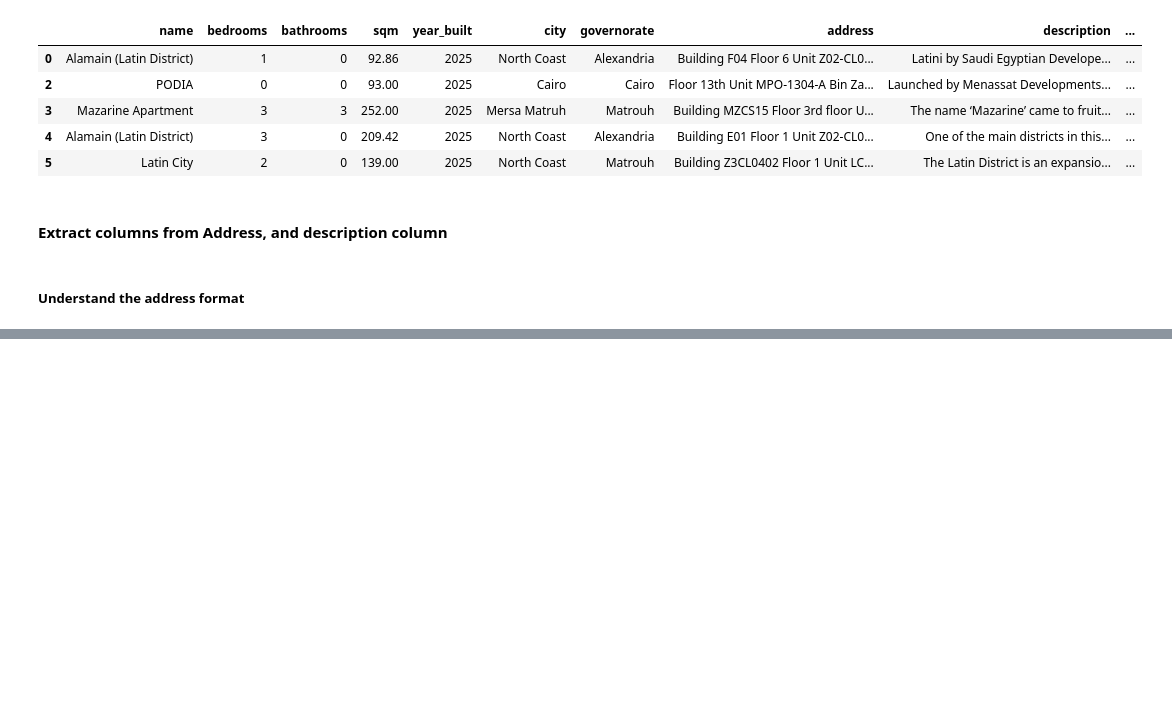
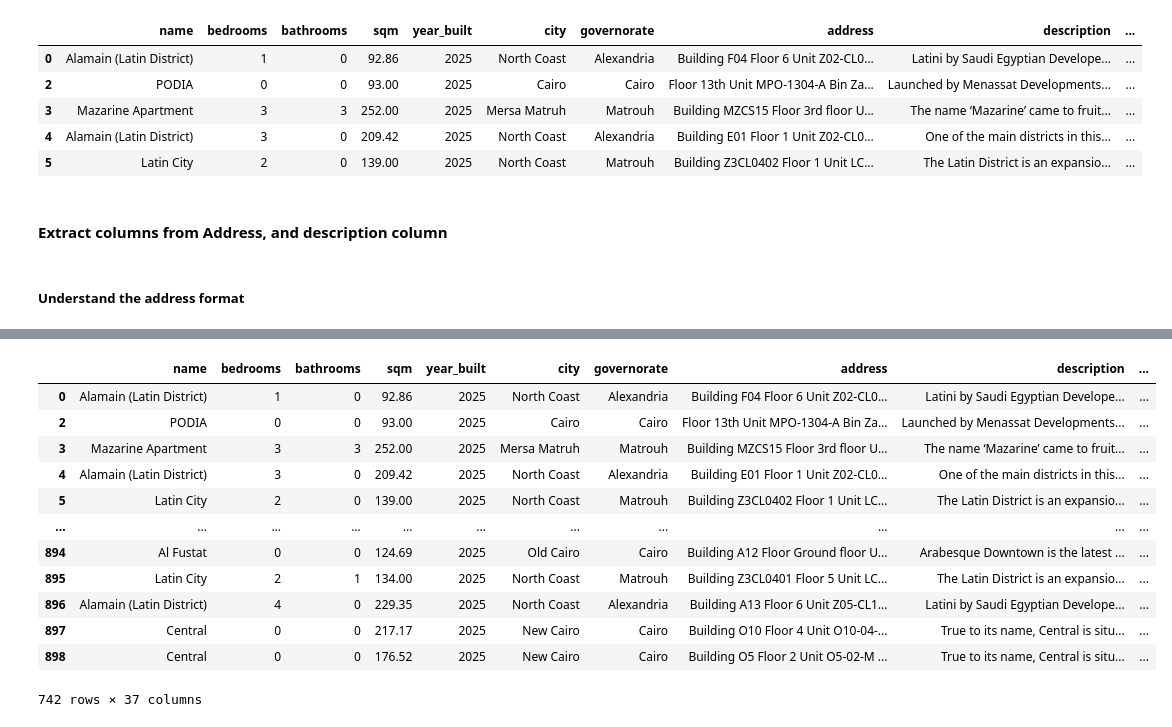
Before and after one commit to MinaAlberDS/Codveda-Internship, a Jupyter notebook: Level 1/Task 2/Data_cleaning.ipynb, the cells around one changed output, grey strips where cells are left out. Drawn from its saved outputs; the diff is of its cells as text; code cells hidden in the pictures; blank space fills up the shorter version.

Commit message:
Understood what I will do with Address data, and Created Is floor, or Has floor column

```diff
--- a/Level 1/Task 2/Data_cleaning.ipynb
+++ b/Level 1/Task 2/Data_cleaning.ipynb
@@ -12,7 +12,7 @@ import numpy as np
 pd.set_option("display.max_columns", None)
 
 # load the collected data
-re_df = pd.read_csv(r"/content/drive/MyDrive/Data Science/Colab Notebooks/Codveda/Level 1/Task 1/real_estates_data.csv")
+re_df = pd.read_csv(r"D:\Data science project\Data science\Codveda-internship\Level 1\Task 1\real_estates_data.csv")
 
 # Preview the data
 print("The Real Estates data")
@@ -253,0 +277,18 @@ Preview the data after adding OHE for Bedrooms, and bathrooms
+# %%
+### Create a column to check if the real estate is Floor
+re_df["Is Floor"] = re_df["address"].str.contains("Floor", regex=True).astype(int)
+re_df
+# %% [output]
+|  | name | bedrooms | bathrooms | sqm | year_built | city | governorate | address | description | ... |
+| 0 | Alamain (Latin District) | 1 | 0 | 92.86 | 2025 | North Coast | Alexandria | Building F04 Floor 6 Unit Z02-CL0... | Latini by Saudi Egyptian Develope... | ... |
+| 2 | PODIA | 0 | 0 | 93.00 | 2025 | Cairo | Cairo | Floor 13th Unit MPO-1304-A Bin Za... | Launched by Menassat Developments... | ... |
+| 3 | Mazarine Apartment | 3 | 3 | 252.00 | 2025 | Mersa Matruh | Matrouh | Building MZCS15 Floor 3rd floor U... | The name ‘Mazarine’ came to fruit... | ... |
+| 4 | Alamain (Latin District) | 3 | 0 | 209.42 | 2025 | North Coast | Alexandria | Building E01 Floor 1 Unit Z02-CL0... | One of the main districts in this... | ... |
+| 5 | Latin City | 2 | 0 | 139.00 | 2025 | North Coast | Matrouh | Building Z3CL0402 Floor 1 Unit LC... | The Latin District is an expansio... | ... |
+| ... | ... | ... | ... | ... | ... | ... | ... | ... | ... | ... |
+| 894 | Al Fustat | 0 | 0 | 124.69 | 2025 | Old Cairo | Cairo | Building A12 Floor Ground floor U... | Arabesque Downtown is the latest ... | ... |
+| 895 | Latin City | 2 | 1 | 134.00 | 2025 | North Coast | Matrouh | Building Z3CL0401 Floor 5 Unit LC... | The Latin District is an expansio... | ... |
+| 896 | Alamain (Latin District) | 4 | 0 | 229.35 | 2025 | North Coast | Alexandria | Building A13 Floor 6 Unit Z05-CL1... | Latini by Saudi Egyptian Develope... | ... |
+| 897 | Central | 0 | 0 | 217.17 | 2025 | New Cairo | Cairo | Building O10 Floor 4 Unit O10-04-... | True to its name, Central is situ... | ... |
+| 898 | Central | 0 | 0 | 176.52 | 2025 | New Cairo | Cairo | Building O5 Floor 2 Unit O5-02-M ... | True to its name, Central is situ... | ... |
+742 rows × 37 columns
```
Also changed, not shown: parts of 2 cells of this notebook.
